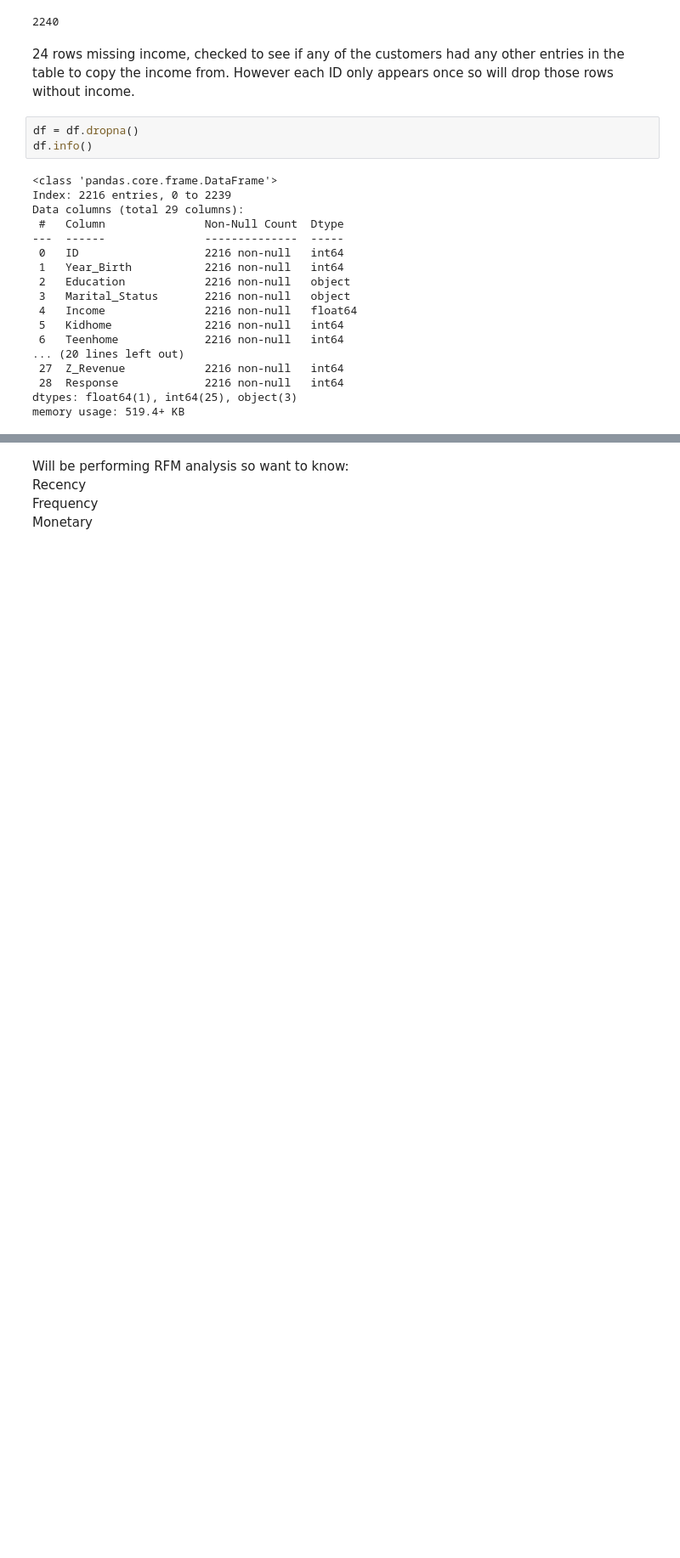
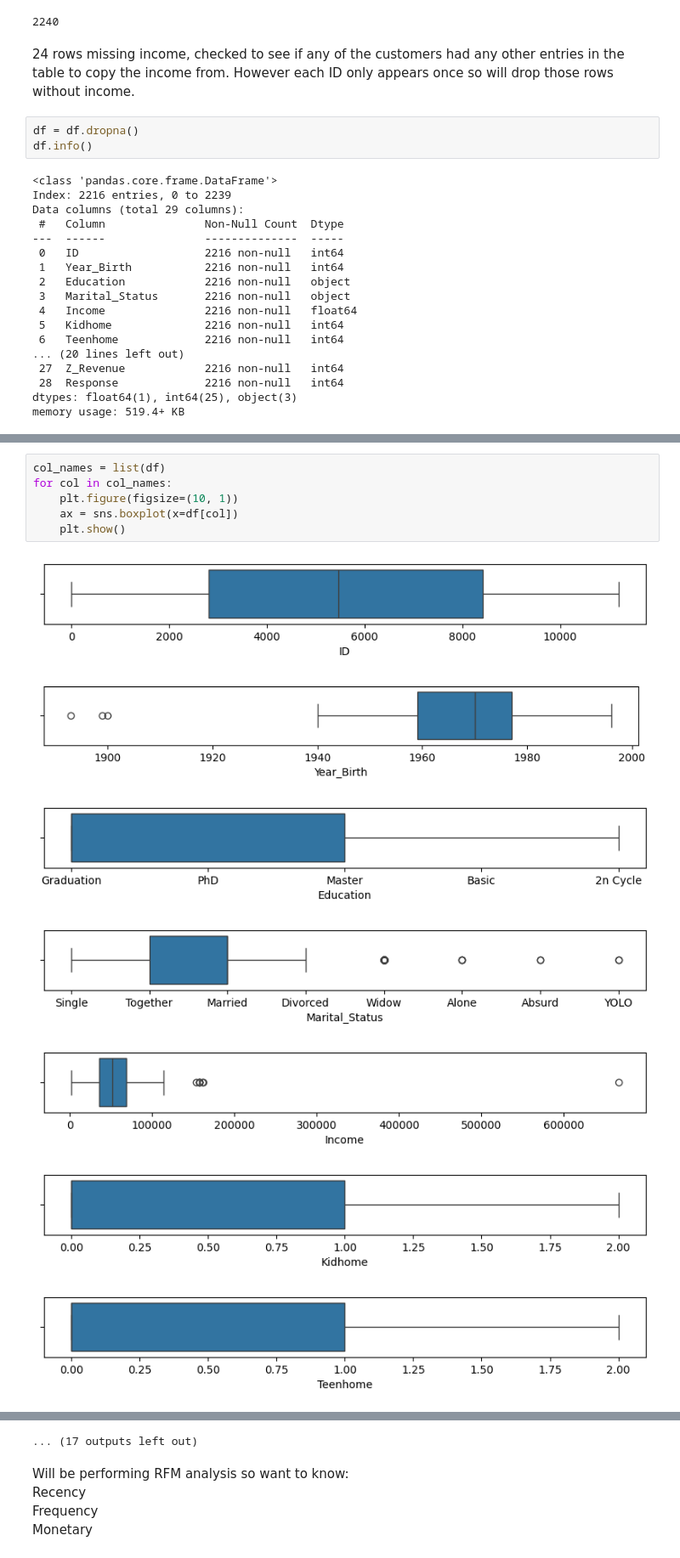
Before and after one commit to Swalke20/DLS_Project, a Jupyter notebook: 4. Customer Segmentation Project/Customer_segmentation_project.ipynb, the cells around one changed output, grey strips where cells are left out. Shown at 85% size. Cells and saved outputs as stored; diff of their text form; blank space fills up the shorter version.

```diff
--- a/4. Customer Segmentation Project/Customer_segmentation_project.ipynb
+++ b/4. Customer Segmentation Project/Customer_segmentation_project.ipynb
@@ -138,0 +152,14 @@ memory usage: 519.4+ KB
+# %%
+col_names = list(df)
+for col in col_names:
+    plt.figure(figsize=(10, 1))
+    ax = sns.boxplot(x=df[col])
+    plt.show()
+# %% [output]
+[figure, added]
+[figure, added]
+[figure, added]
+[figure, added]
+[figure, added]
+[figure, added]
+[figure, added]
@@ -139,3 +171,4 @@ memory usage: 519.4+ KB
+... (17 outputs left out)
 # %% [markdown]
 Will be performing RFM analysis so want to know:
 Recency
```
Also changed, not shown: parts of 2 cells of this notebook.
